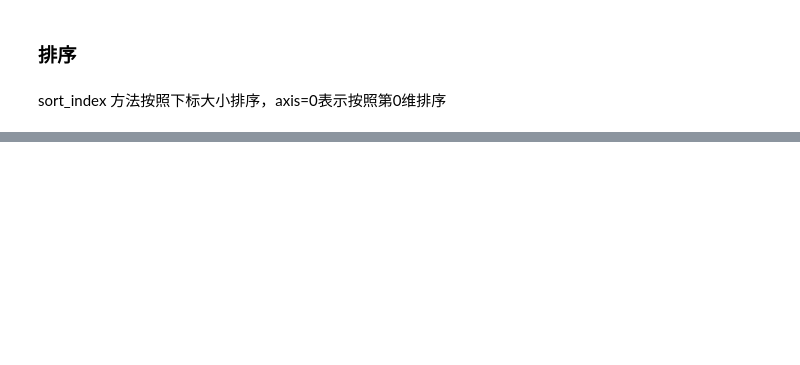
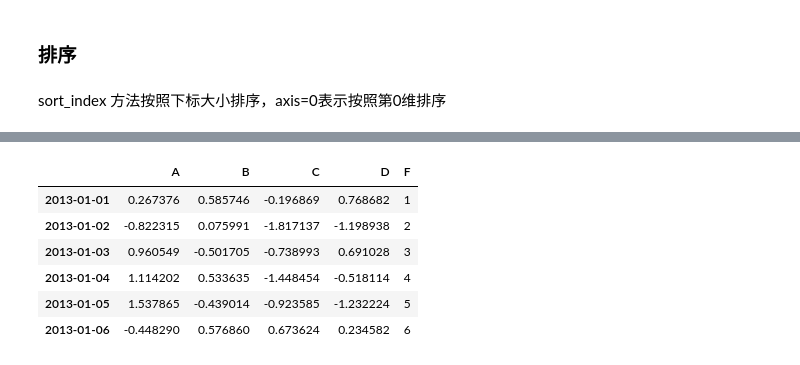
Before and after one commit to Saitama-97/ml_in_action, a Jupyter notebook: code/pandas_tutorial/1_pandas_overview.ipynb, the cells around one changed output, grey strips where cells are left out. Drawn from its saved outputs; the diff is of its cells as text; code cells hidden in the pictures; blank space fills up the shorter version.

```diff
--- a/code/pandas_tutorial/1_pandas_overview.ipynb
+++ b/code/pandas_tutorial/1_pandas_overview.ipynb
@@ -150,0 +394,3 @@ df.sort_index(axis=1, ascending=False)
+# %%
+s1 = pd.Series([1,2,3,4,5,6],index=pd.date_range("20130101",periods=6))
+s1
@@ -150,0 +415,11 @@ df.sort_index(axis=1, ascending=False)
+# %%
+df["F"] = s1
+df
+# %% [output]
+|  | A | B | C | D | F |
+| 2013-01-01 | 0.267376 | 0.585746 | -0.196869 | 0.768682 | 1 |
+| 2013-01-02 | -0.822315 | 0.075991 | -1.817137 | -1.198938 | 2 |
+| 2013-01-03 | 0.960549 | -0.501705 | -0.738993 | 0.691028 | 3 |
+| 2013-01-04 | 1.114202 | 0.533635 | -1.448454 | -0.518114 | 4 |
+| 2013-01-05 | 1.537865 | -0.439014 | -0.923585 | -1.232224 | 5 |
+| 2013-01-06 | -0.448290 | 0.576860 | 0.673624 | 0.234582 | 6 |
```
Also changed, not shown: parts of 58 cells of this notebook.
